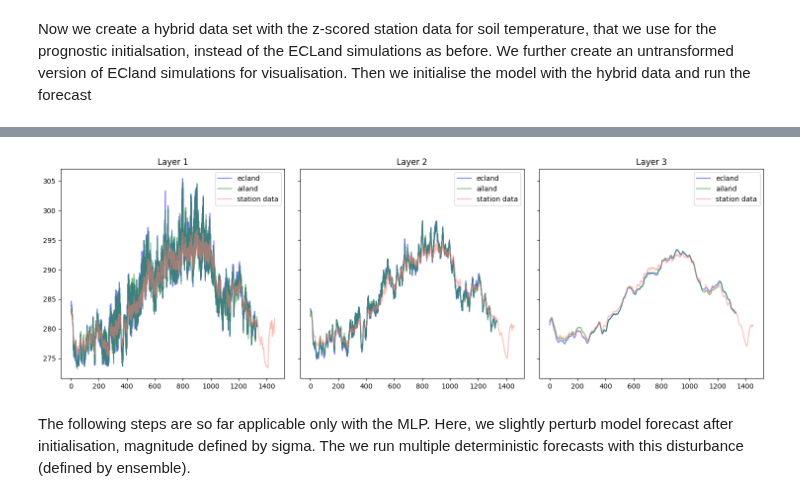
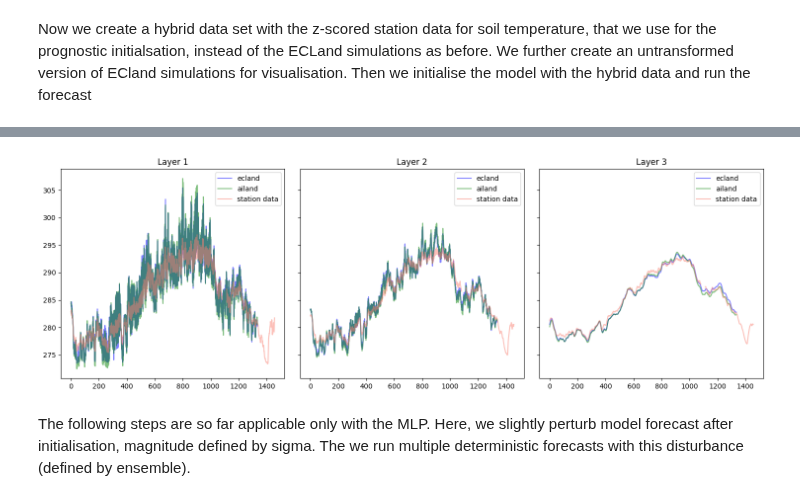
Before and after one commit to MWesselkamp/forecast-horizons, a Jupyter notebook: ecland-emulator/notebooks/evaluation_template.ipynb, the cells around one changed output, grey strips where cells are left out. Cells and saved outputs as stored; diff of their text form; code cells hidden in the pictures.

```diff
--- a/ecland-emulator/notebooks/evaluation_template.ipynb
+++ b/ecland-emulator/notebooks/evaluation_template.ipynb
@@ -22,8 +22,8 @@ SCRIPT_DIR = os.getcwd()
 sys.path.append(os.path.dirname(SCRIPT_DIR))
 print(SCRIPT_DIR)
 
-CONFIG = load_config(config_path = '../../configs/xgb_emulator.yaml')
-HPARS = None # load_hpars(use_model = '../lstm')
+CONFIG = load_config(config_path = '../../configs/lstm_emulator.yaml')
+HPARS = load_hpars(use_model = '../lstm')
 # %% [output]
 cpu
 /etc/ecmwf/nfs/dh1_home_a/pamw/PycharmProjects/forecast-horizons/ecland-emulator
@@ -145,28 +131,28 @@ Backtransforming
 # %%
 fig, ax = plt.subplots(1, 3, figsize=(15, 5), sharex=True, sharey=True)
 
-ax[0].plot(y_prog[:,:,3], color="blue", label="ecland", alpha = 0.5)
+ax[0].plot(y_prog_inv[:,:,3], color="blue", label="ecland", alpha = 0.5)
 ax[0].plot(dynamic_features_prediction[:,:,3], color="green", label="ailand", alpha = 0.5)
 ax[0].plot(station_data[:,:,0], color="salmon", label="station data", alpha = 0.5)
 ax[0].set_title("Layer 1")
 ax[0].legend()
 
-ax[1].plot(y_prog[:,:,4], color="blue", label="ecland", alpha = 0.5)
+ax[1].plot(y_prog_inv[:,:,4], color="blue", label="ecland", alpha = 0.5)
 ax[1].plot(dynamic_features_prediction[:,:,4], color="green", label="ailand", alpha = 0.5)
 ax[1].plot(station_data[:,:,1], color="salmon", label="station data", alpha = 0.5)
 ax[1].set_title("Layer 2")
 ax[1].legend()
 
-ax[2].plot(y_prog[:,:,5], color="blue", label="ecland", alpha = 0.5)
+ax[2].plot(y_prog_inv[:,:,5], color="blue", label="ecland", alpha = 0.5)
 ax[2].plot(dynamic_features_prediction[:,:,5], color="green", label="ailand", alpha = 0.5)
 ax[2].plot(station_data[:,:,2], color="salmon", label="station data", alpha = 0.5)
 ax[2].set_title("Layer 3")
 ax[2].legend()
 
 plt.tight_layout()
 plt.show()
 # %% [output]
-[figure, old version]
+[figure, new version]
 # %% [markdown]
 The following steps are so far applicable only with the MLP. Here, we slightly perturb model forecast after initialisation, magnitude defined by sigma. The we run multiple deterministic forecasts with this disturbance (defined by ensemble).
 # %%
```
Also changed, not shown: parts of 4 cells of this notebook, 3 other files.
